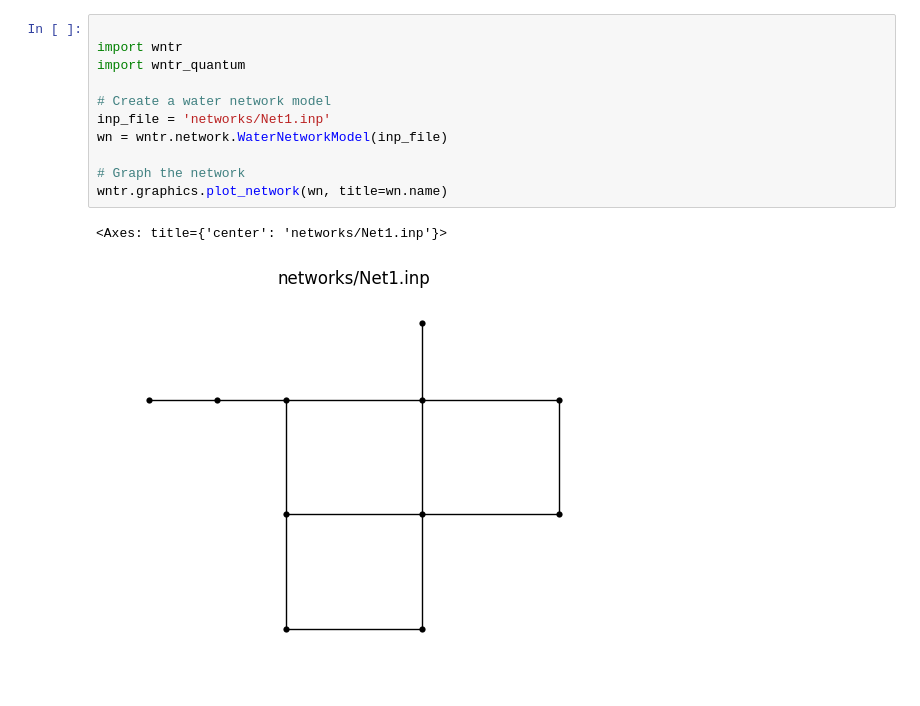
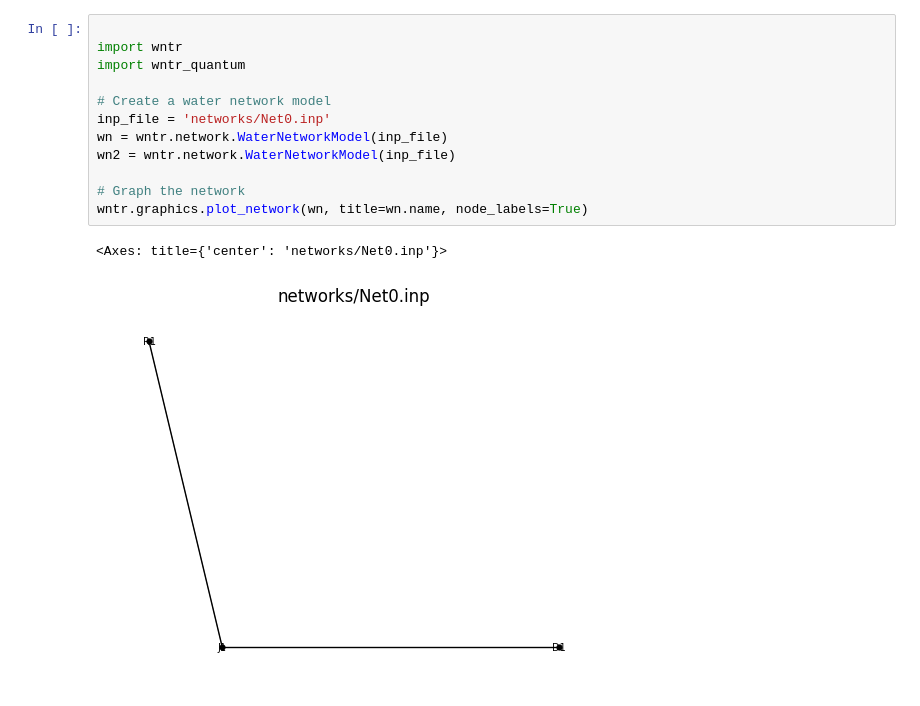
Before and after one commit to QuantumApplicationLab/wntr-quantum, a Jupyter notebook: docs/notebooks/getting_stared.ipynb, the cells around one changed output. Saved outputs shown, nothing was run; the diff lists cells and outputs as text.

```diff
--- a/docs/notebooks/getting_stared.ipynb
+++ b/docs/notebooks/getting_stared.ipynb
@@ -1,14 +1,15 @@
 # %%
 
 import wntr
 import wntr_quantum
 
 # Create a water network model
-inp_file = 'networks/Net1.inp'
+inp_file = 'networks/Net0.inp'
 wn = wntr.network.WaterNetworkModel(inp_file)
+wn2 = wntr.network.WaterNetworkModel(inp_file)
 
 # Graph the network
-wntr.graphics.plot_network(wn, title=wn.name)
+wntr.graphics.plot_network(wn, title=wn.name, node_labels=True)
 # %% [output]
-<Axes: title={'center': 'networks/Net1.inp'}>
+<Axes: title={'center': 'networks/Net0.inp'}>
-[figure, old version]
+[figure, new version]
```
Also changed, not shown: parts of 6 cells of this notebook, 4 other files.
